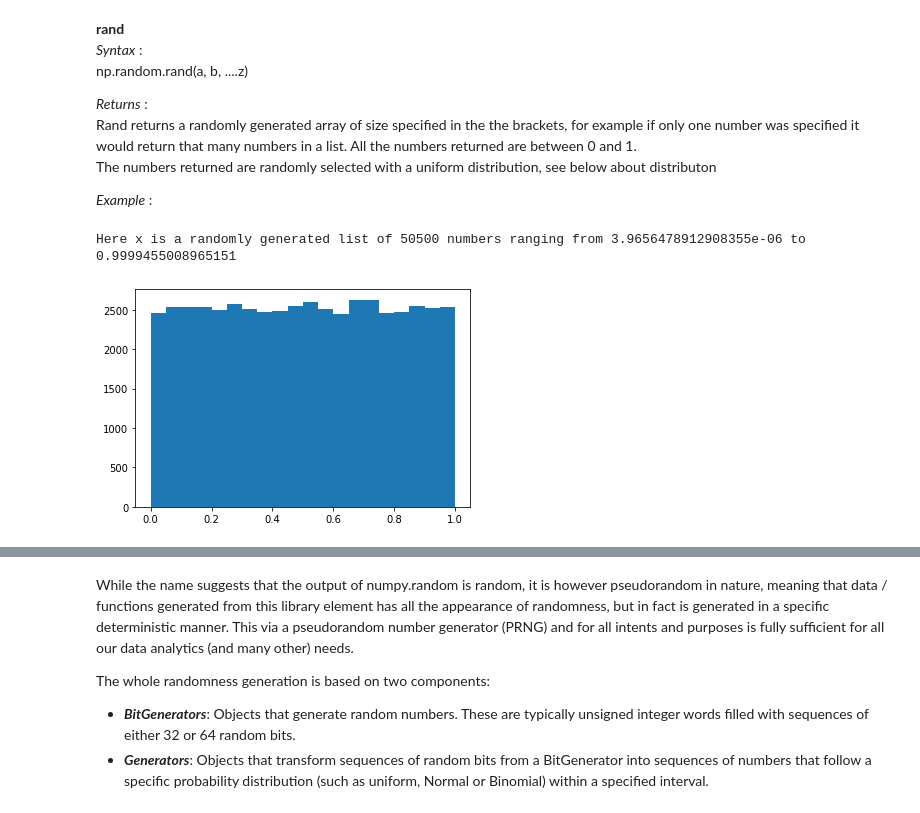
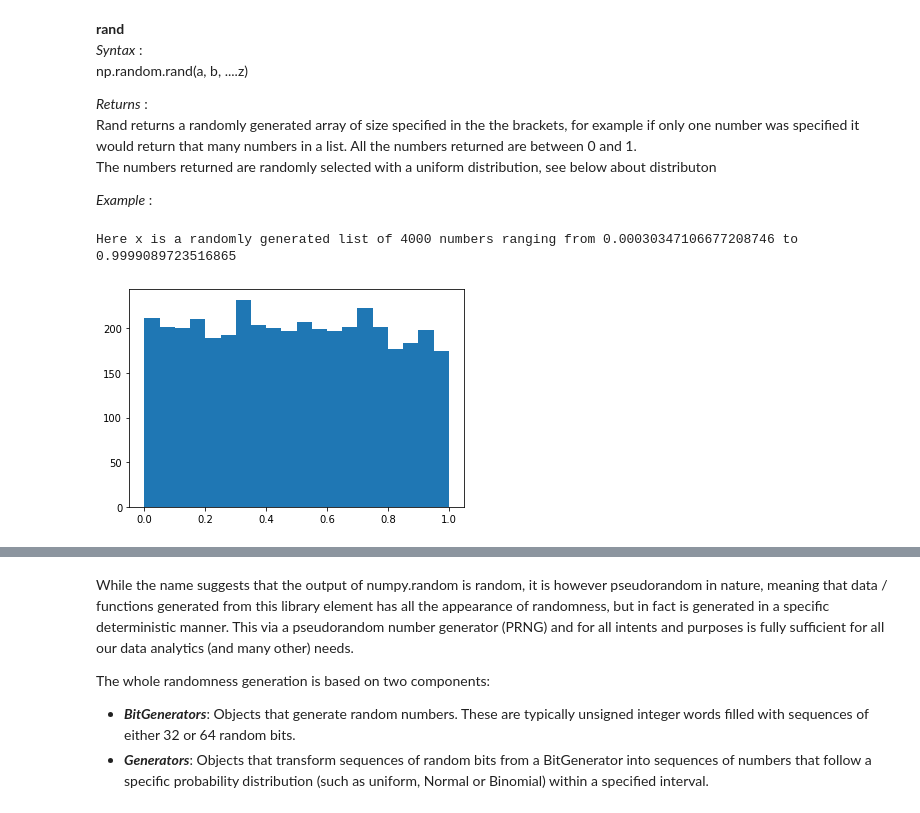
Before and after one commit to YBrady/03-PDA-Assignment-numpy.random, a Jupyter notebook: 03-PDA-numpy.random.ipynb, the cells around one changed output, grey strips where cells are left out. Drawn from its saved outputs; the diff is of its cells as text; code cells hidden in the pictures.

```diff
--- a/03-PDA-numpy.random.ipynb
+++ b/03-PDA-numpy.random.ipynb
@@ -46,7 +46,7 @@ numpy.random is the source of "randomness" in python. Whenever you need random d
 Random numbers are often used to generate random series of numbers, for testing programs in various scenarios, for random sampling of datasets, for many games, gamblings, for determination of probabilities of risks etc. One such sample is given below in the simple game below:
 # %%
 # Generate a random integer between 1 and 10
-x = np.random.randint(1,11)
+compChoice = np.random.randint(1,11)
 # Ask the player to pick a number
-a = int(input("Pick a number between 1 and 10: "))
+yourChoice = int(input("Pick a number between 1 and 10: "))
 # %% [output]
@@ -88,10 +88,10 @@ The numbers returned are randomly selected with a uniform distribution, see belo
 
 _Example_ :
 # %%
-y = 50500
-x = np.random.rand(y)
+# Here we are using np.random.rand based on your choice of number above
+x = np.random.rand(yourChoice*1000)
 plt.hist(x, 20)
-print("Here x is a randomly generated list of",y,"numbers ranging from",min(x),"to",max(x))
+print("Here x is a randomly generated list of", yourChoice * 1000, "numbers ranging from", min(x), "to" , max(x))
 # %% [output]
-Here x is a randomly generated list of 50500 numbers ranging from 3.9656478912908355e-06 to 0.9999455008965151
+Here x is a randomly generated list of 4000 numbers ranging from 0.00030347106677208746 to 0.9999089723516865
-[figure, old version]
+[figure, new version]
```
Also changed, not shown: parts of 8 cells of this notebook.
